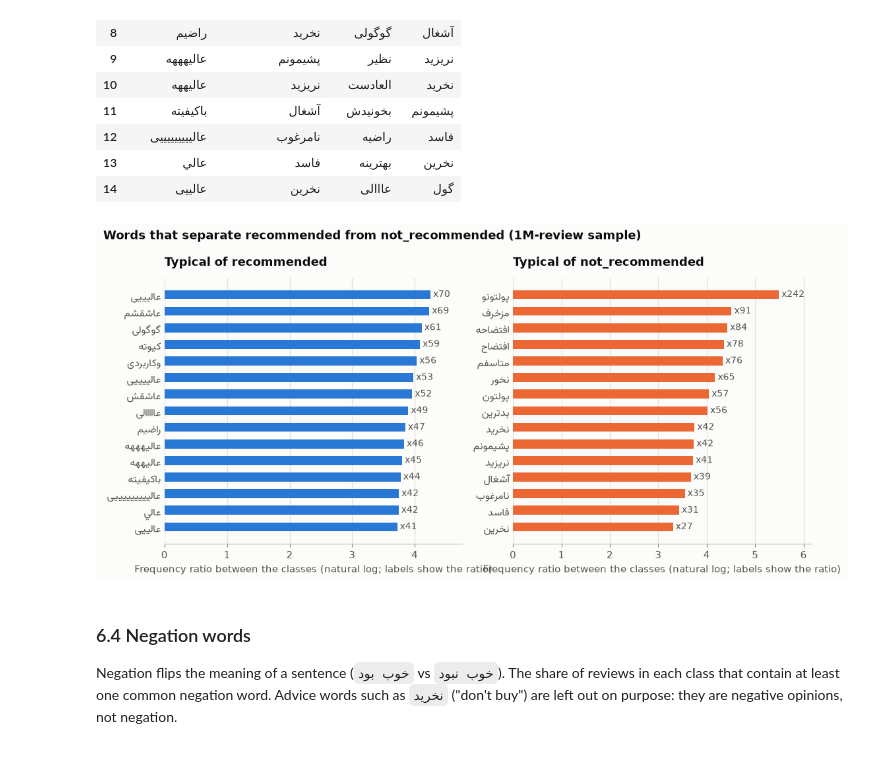
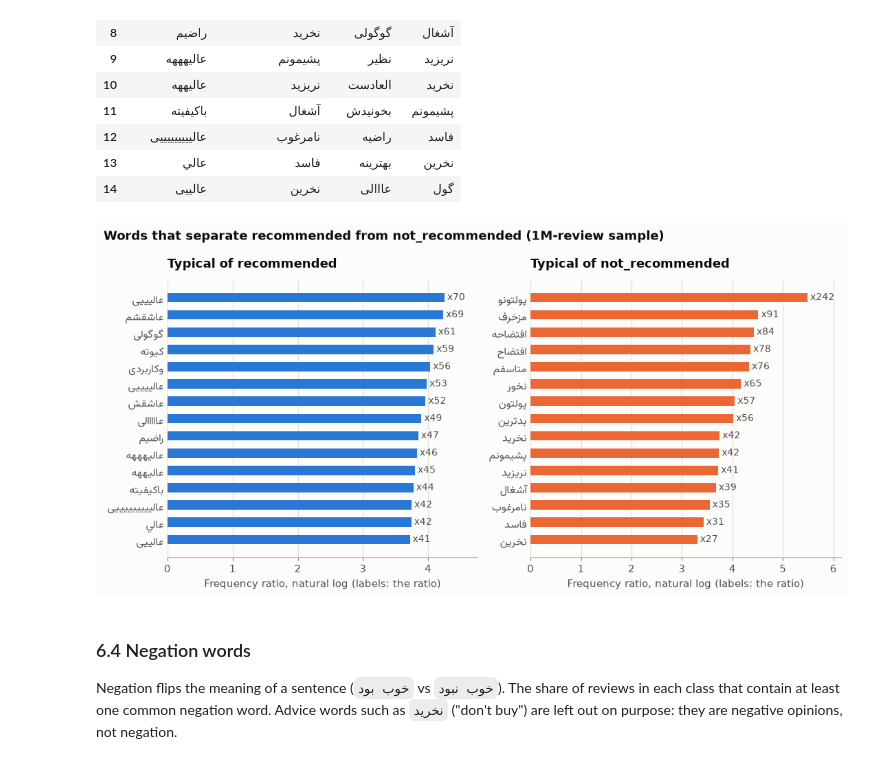
Before and after one commit to alidarviish/digikala-review-analysis, a Jupyter notebook: notebooks/01_descriptive_analysis.ipynb, the cells around one changed output. Cells and saved outputs as stored; diff of their text form; code cells hidden in the pictures.

Commit message:
Fix and update the charts, and add the result of the hand-labeled validation sample

```diff
--- a/notebooks/01_descriptive_analysis.ipynb
+++ b/notebooks/01_descriptive_analysis.ipynb
@@ -863,7 +872,7 @@ def class_table(values, order):
 
 
 recommendation_table = class_table(
-    data["recommendation"], ["recommended", "no_idea", "not_recommended", "missing"]
+    data["recommendation"], ["recommended", "not_recommended", "no_idea", "missing"]
 )
 band_table = class_table(data["rating_band"], ["low", "medium", "high", "missing"])
 display(recommendation_table, band_table)
@@ -1420,35 +1429,35 @@ pd.DataFrame(
 fig, axes = plt.subplots(1, 2, figsize=(10, 5))
 for ax, table, color, title in [
     (axes[0], positive_words, plotting.RECOMMENDATION_COLORS["recommended"], "Typical of recommended"),
     (
         axes[1],
         negative_words,
         plotting.RECOMMENDATION_COLORS["not_recommended"],
         "Typical of not_recommended",
     ),
 ]:
     strength = table["log_ratio"].abs()
     plotting.hbar(
         ax,
         labels=list(table.index),
         values=list(strength),
         colors=color,
         value_labels=[f"x{np.exp(v):.0f}" for v in strength],
-        xlabel="Frequency ratio between the classes (natural log; labels show the ratio)",
+        xlabel="Frequency ratio, natural log (labels: the ratio)",
     )
     plotting.use_persian_ticks(ax)
     ax.set_title(title)
 fig.suptitle(
     "Words that separate recommended from not_recommended (1M-review sample)",
     x=0.01,
     ha="left",
     fontweight="bold",
 )
 fig.tight_layout()
 plotting.save(fig, "distinctive_words")
 plt.show()
 # %% [output]
-[figure, old version]
+[figure, new version]
 # %% [markdown]
 ### 6.4 Negation words
 
```
Also changed, not shown: parts of 3 cells of this notebook, 11 other files.
